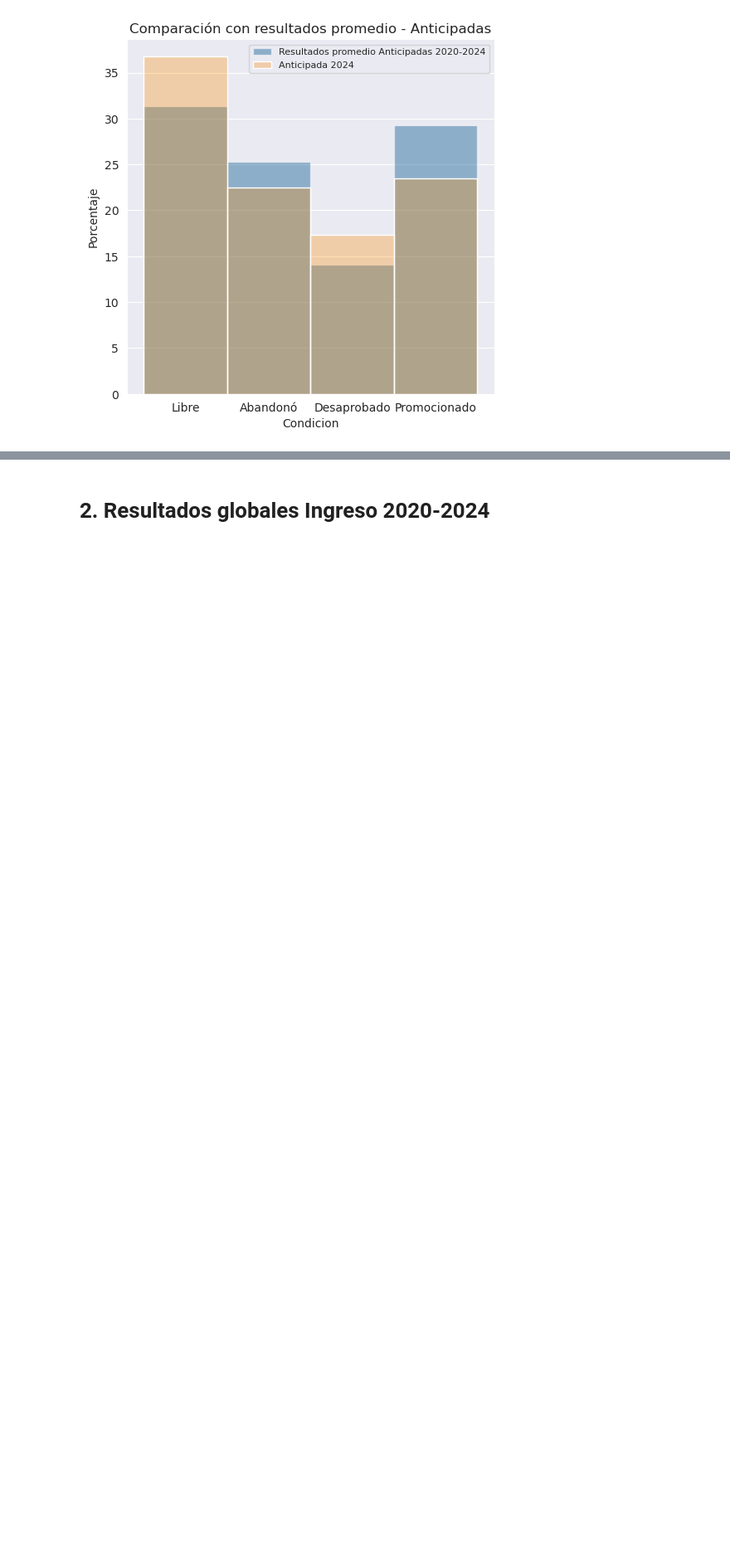
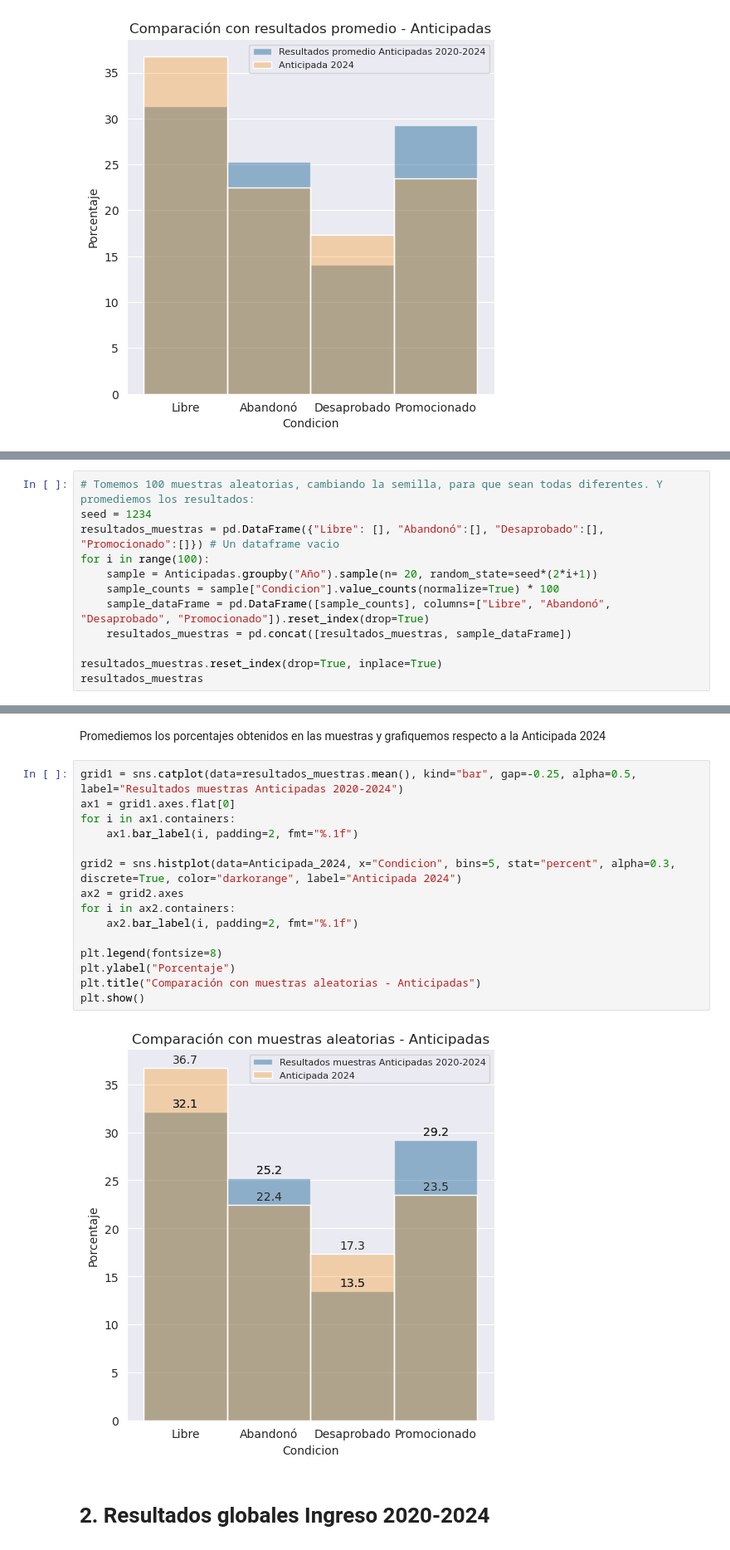
Before and after one commit to juanjogervasio/Intro-courses-analysis, a Jupyter notebook: Mate_PI_Analysis.ipynb, the cells around one changed output, grey strips where cells are left out. Shown at 83% size. Drawn from its saved outputs; the diff is of its cells as text; blank space fills up the shorter version.

```diff
--- a/Mate_PI_Analysis.ipynb
+++ b/Mate_PI_Analysis.ipynb
@@ -886,0 +888,12 @@ plt.show()
+# %%
+# Tomemos 100 muestras aleatorias, cambiando la semilla, para que sean todas diferentes. Y promediemos los resultados:
+seed = 1234
+resultados_muestras = pd.DataFrame({"Libre": [], "Abandonó":[], "Desaprobado":[], "Promocionado":[]}) # Un dataframe vacio
+for i in range(100):
+    sample = Anticipadas.groupby("Año").sample(n= 20, random_state=seed*(2*i+1))
+    sample_counts = sample["Condicion"].value_counts(normalize=True) * 100
+    sample_dataFrame = pd.DataFrame([sample_counts], columns=["Libre", "Abandonó", "Desaprobado", "Promocionado"]).reset_index(drop=True)
+    resultados_muestras = pd.concat([resultados_muestras, sample_dataFrame])
+
+resultados_muestras.reset_index(drop=True, inplace=True)
+resultados_muestras
@@ -887,2 +914,21 @@ plt.show()
+# %% [markdown]
+Promediemos los porcentajes obtenidos en las muestras y grafiquemos respecto a la Anticipada 2024
+# %%
+grid1 = sns.catplot(data=resultados_muestras.mean(), kind="bar", gap=-0.25, alpha=0.5, label="Resultados muestras Anticipadas 2020-2024")
+ax1 = grid1.axes.flat[0]
+for i in ax1.containers:
+    ax1.bar_label(i, padding=2, fmt="%.1f")
+
+grid2 = sns.histplot(data=Anticipada_2024, x="Condicion", bins=5, stat="percent", alpha=0.3, discrete=True, color="darkorange", label="Anticipada 2024")
+ax2 = grid2.axes
+for i in ax2.containers:
+    ax2.bar_label(i, padding=2, fmt="%.1f")
+
+plt.legend(fontsize=8)
+plt.ylabel("Porcentaje")
+plt.title("Comparación con muestras aleatorias - Anticipadas")
+plt.show()
+# %% [output]
+[figure, added]
 # %% [markdown]
 # 2. Resultados globales Ingreso 2020-2024
```
Also changed, not shown: parts of 5 cells of this notebook.
